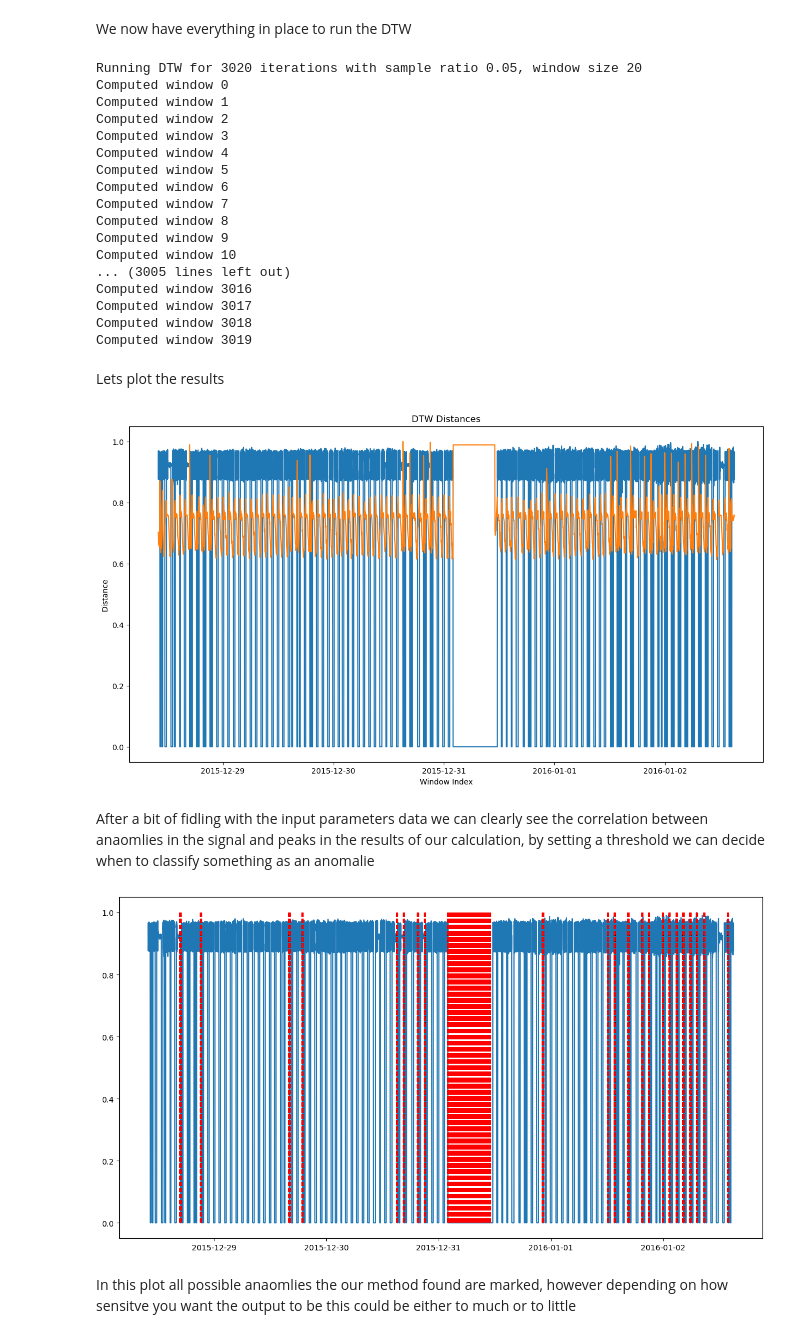
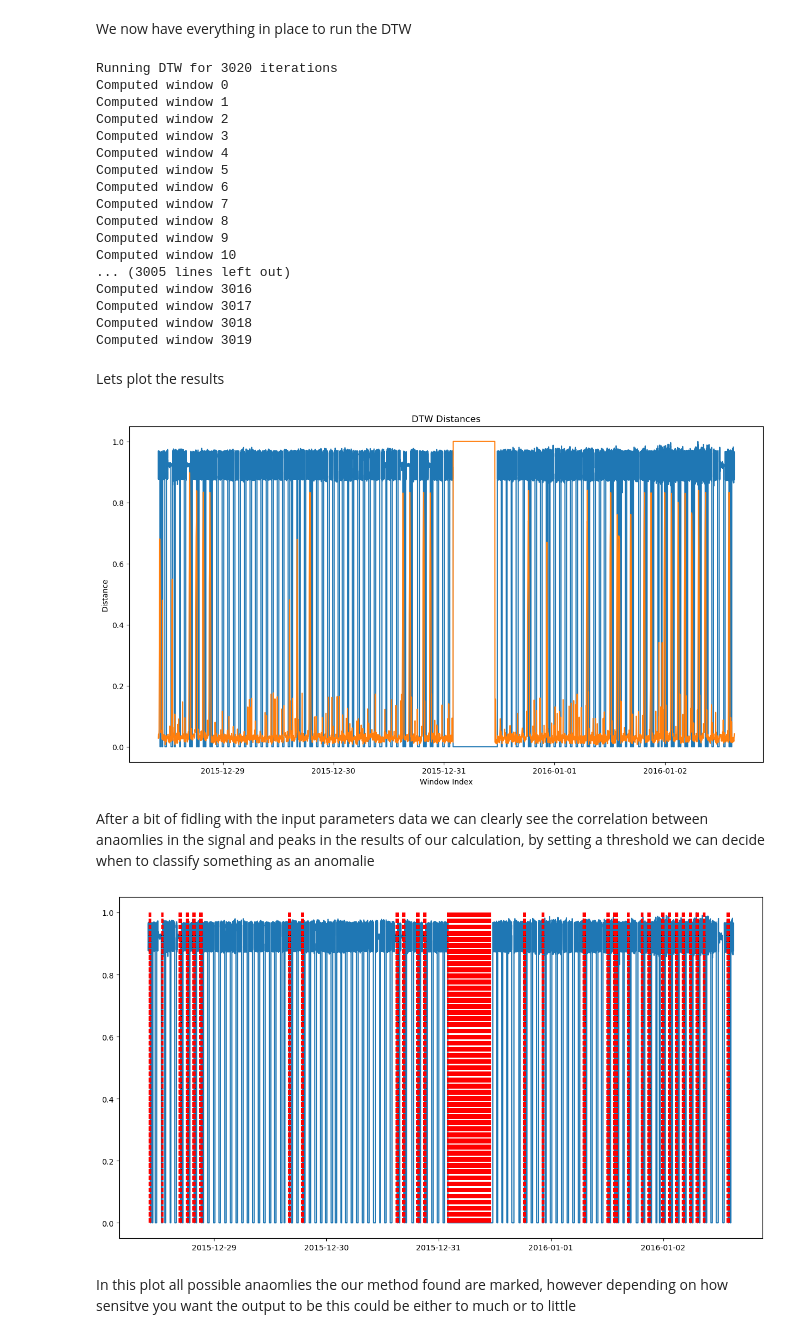
Before and after one commit to blockdoth/data-mining, a Jupyter notebook: Anomaly Detection.ipynb, the cells around one changed output. Drawn from its saved outputs; the diff is of its cells as text; code cells hidden in the pictures.

```diff
--- a/Anomaly Detection.ipynb
+++ b/Anomaly Detection.ipynb
@@ -15,9 +15,9 @@ Train and Test sets can be found in the `Resources` folder. You can choose to vi
 An example of such a visualization can be found in the following cell.
 # %%
 
-train_data = pd.read_csv('lab1_train.csv', delimiter=',')
-test_data = pd.read_csv('lab1_test.csv', delimiter=',')
 
+train_data = pd.read_csv('resources/lab1_train.csv', delimiter=',')
+test_data = pd.read_csv('resources/lab1_test.csv', delimiter=',')
 
 # Convert Timestamp column to datetime
 train_data['Timestamp'] = pd.to_datetime(train_data['Timestamp'], format='%d/%m/%Y %I:%M:%S %p')
@@ -68,12 +68,14 @@ Lets split up the data based on the mean of each signal. Note that since some si
 # %%
 time_stamps = train_data.iloc[:, 0]
 norm_attack = train_data.iloc[:, -1:]
-sensors = train_data.iloc[:, 1:-1]
+train_sensors = train_data.iloc[:, 1:-1]
+test_sensors = test_data.iloc[:, 1:-1]
 
-upper_range   = sensors.loc[:, (sensors.mean() > 300 ) | (sensors.max()  > 300)]
-mid_range     = sensors.loc[:, (sensors.mean() >= 5 ) & (sensors.mean() <= 300)]
-lower_range   = sensors.loc[:, (sensors.mean() < 5  ) & (sensors.mean() > 1)]
-lowest_range  = sensors.loc[:, (sensors.mean() <= 1  ) ]
+
+upper_range   = train_sensors.loc[:, (train_sensors.mean() > 300 ) | (train_sensors.max()  > 300)]
+mid_range     = train_sensors.loc[:, (train_sensors.mean() >= 5  ) & (train_sensors.mean() <= 300)]
+lower_range   = train_sensors.loc[:, (train_sensors.mean() < 5   ) & (train_sensors.mean() > 1)]
+lowest_range  = train_sensors.loc[:, (train_sensors.mean() <= 1  ) ]
 
 upper_range_data  = pd.concat([time_stamps, upper_range ], axis=1)
 mid_range_data    = pd.concat([time_stamps, mid_range   ], axis=1)
@@ -203,9 +202,9 @@ In order to make it usuable for dynamic time warping we need to clean it up a bi
 
 First we cut of all the obvious anonomlous regions
 # %%
-cleaned_data = train_data.loc[120000:340000]
+cleaned_train_signal = train_data.loc[120000:340000]
 
-visualize_sensor_data(cleaned_data, title=f"FIT101 Training Data", sensors=["FIT101"])
+visualize_sensor_data(cleaned_train_signal, title=f"FIT101 Training Data", sensors=["FIT101"])
 # %% [output]
 [figure]
 # %% [markdown]
@@ -251,16 +250,16 @@ def create_windows(data, window_size, max_window_count, sample_ratio):
 
 signal = "FIT101"
 
-train_signal = cleaned_data[signal].to_numpy()
+train_signal_cleaned = cleaned_train_signal[signal].to_numpy()
 test_signal = test_data[signal].to_numpy()
 
 sample_ratio = 0.01
 window_size = 2000
-train_windows, train_stride = create_windows(train_signal, window_size, 20, sample_ratio)
+train_windows, train_stride = create_windows(train_signal_cleaned, window_size, 20, sample_ratio)
 test_windows, test_stride = create_windows(test_signal, window_size, 3000,sample_ratio)
 
 print("=== Train Signal (Sanitized) ===")
-print(f"Size\t\t\t{len(train_signal)}")
+print(f"Size\t\t\t{len(train_signal_cleaned)}")
 print(f"Window size\t\t{window_size}")
 print(f"Window size sampled\t{len(train_windows[0])}")
 print(f"Window count\t\t{len(train_windows)}")
@@ -331,7 +330,7 @@ for i, test_window in enumerate(test_windows):
   print(f"Computed window {i}")
   distances.append(min_distance)
 # %% [output]
-Running DTW for 3020 iterations with sample ratio 0.05, window size 20
+Running DTW for 3020 iterations
 Computed window 0
 Computed window 1
 Computed window 2
@@ -375,20 +374,20 @@ plt.xlabel("Window Index")
 plt.ylabel("Distance")
 plt.show()
 # %% [output]
-[figure, old version]
+[figure, new version]
 # %% [markdown]
 After a bit of fidling with the input parameters data we can clearly see the correlation between anaomlies in the signal and peaks in the results of our calculation, by setting a threshold we can decide when to classify something as an anomalie
 # %%
 
 
-threshold = 0.9
+threshold = 0.5
 anomalies = np.argwhere(interpolated_distances > threshold).flatten()
 
 plt.figure(figsize=(15, 8))
 plt.plot(test_time_stamp, test_signal)
 plt.vlines(test_time_stamp[anomalies], 0, 1, colors="red",linestyles="dashed")
 plt.show()
 # %% [output]
-[figure, old version]
+[figure, new version]
 # %% [markdown]
 In this plot all possible anaomlies the our method found are marked, however depending on how sensitve you want the output to be this could be either to much or to little
```
Also changed, not shown: parts of 13 cells of this notebook, 5 other files.
